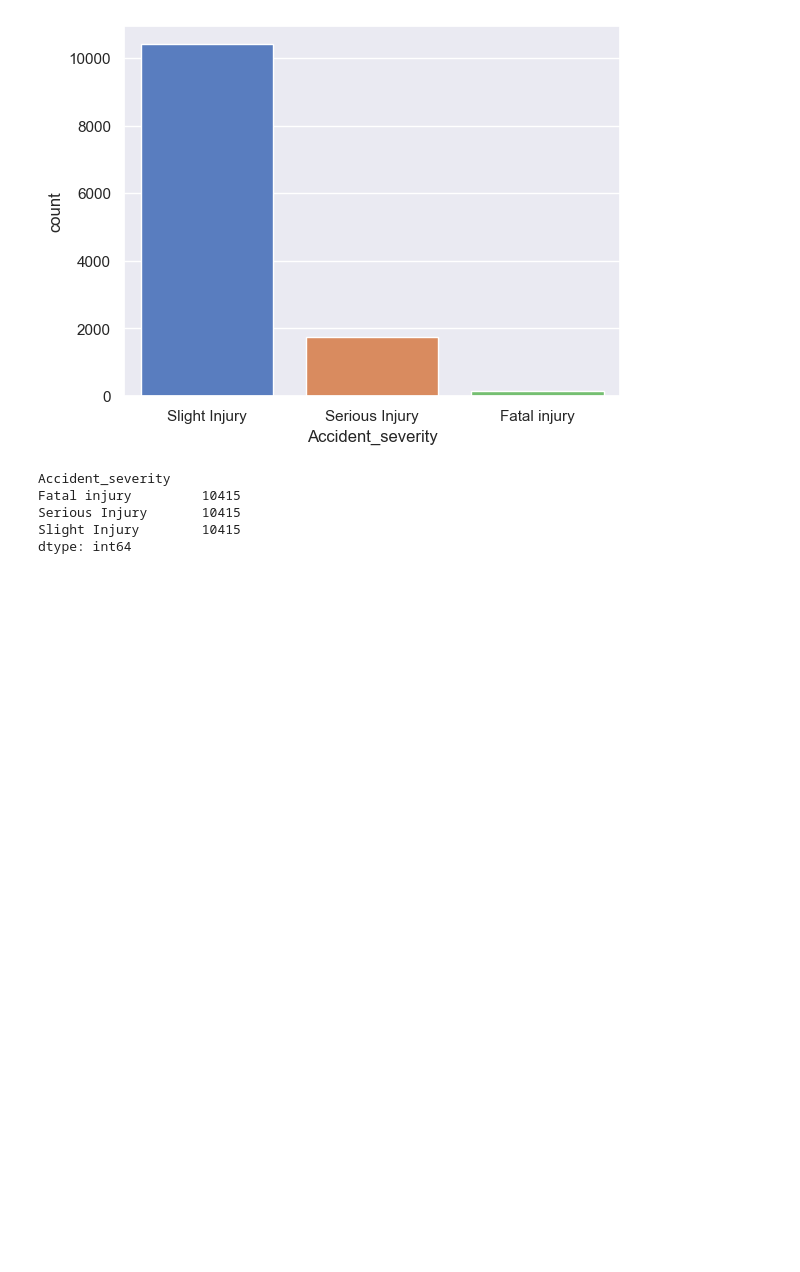
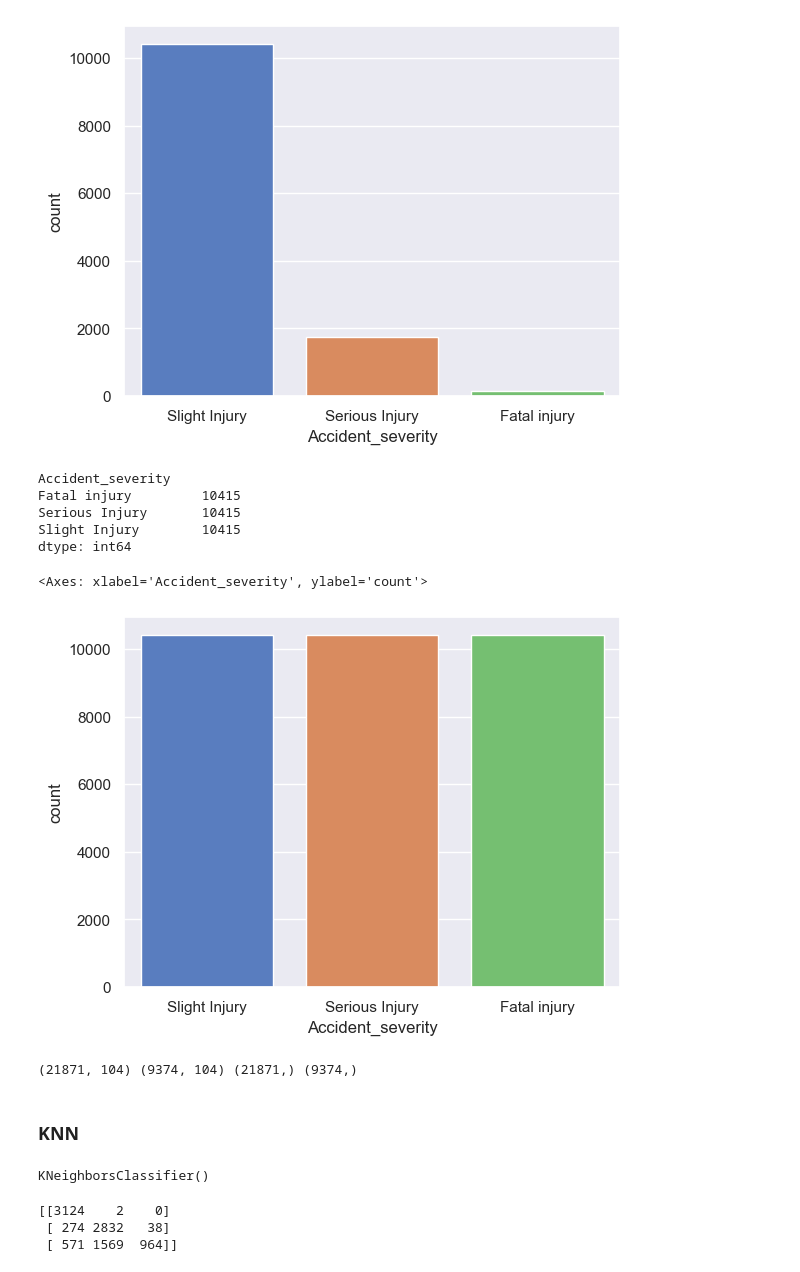
Before and after one commit to Impact-Dev1/Road-Traffic-Severity-Classification, a Jupyter notebook: final_classification.ipynb, the cells around one changed output. Drawn from its saved outputs; the diff is of its cells as text; code cells hidden in the pictures; blank space fills up the shorter version.

```diff
--- a/logistic_regression.ipynb
+++ b/final_classification.ipynb
@@ -372,3 +372,8 @@ Fatal injury         10415
 Serious Injury       10415
 Slight Injury        10415
 dtype: int64
+# %%
+sns.countplot(x = _y, palette='muted')
+# %% [output]
+<Axes: xlabel='Accident_severity', ylabel='count'>
+[figure, added]
@@ -374,0 +385,13 @@ dtype: int64
+# %%
+print(xtrain.shape, xtest.shape,
+      ytrain.shape, ytest.shape)
+# %% [output]
+(21871, 104) (9374, 104) (21871,) (9374,)
+# %% [markdown]
+### KNN
+# %%
+from sklearn.neighbors import KNeighborsClassifier
+mknn = KNeighborsClassifier(n_neighbors=5)
+mknn.fit(xtrain, ytrain)
+# %% [output]
+KNeighborsClassifier()
@@ -374,0 +402,7 @@ dtype: int64
+# %%
+mat_knn = confusion_matrix(ytest, yknn)
+print(mat_knn)
+# %% [output]
+[[3124    2    0]
+ [ 274 2832   38]
+ [ 571 1569  964]]
```
Also changed, not shown: parts of 30 cells of this notebook.
